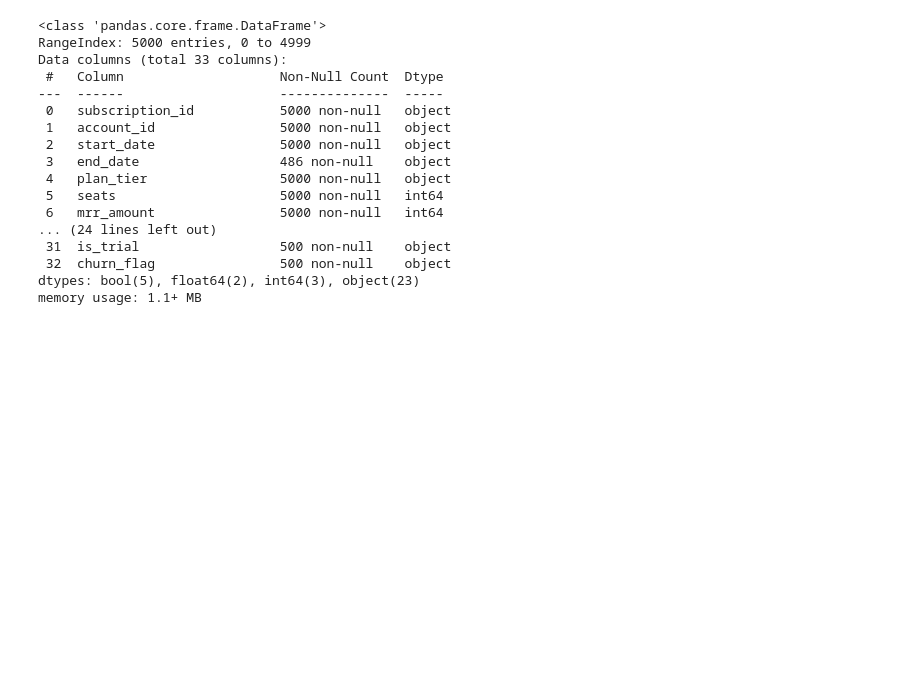
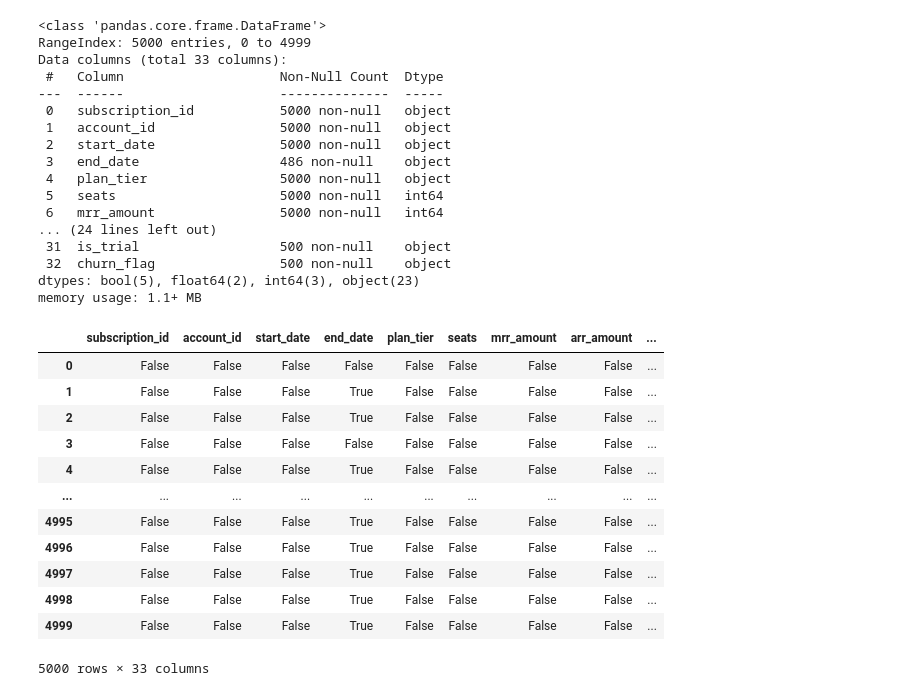
Before and after one commit to Naveengupta2006/SaaS-Subscriptions-and-Churns-Analysis, a Jupyter notebook: notebooks/analysis.ipynb, the cells around one changed output. Saved outputs shown, nothing was run; the diff lists cells and outputs as text; code cells hidden in the pictures; blank space fills up the shorter version.

```diff
--- a/notebooks/analysis.ipynb
+++ b/notebooks/analysis.ipynb
@@ -93,3 +103,19 @@ Data columns (total 33 columns):
  32  churn_flag                500 non-null    object
 dtypes: bool(5), float64(2), int64(3), object(23)
 memory usage: 1.1+ MB
+# %%
+df.isnull() # check the missing value
+# %% [output]
+|  | subscription_id | account_id | start_date | end_date | plan_tier | seats | mrr_amount | arr_amount | ... |
+| 0 | False | False | False | False | False | False | False | False | ... |
+| 1 | False | False | False | True | False | False | False | False | ... |
+| 2 | False | False | False | True | False | False | False | False | ... |
+| 3 | False | False | False | False | False | False | False | False | ... |
+| 4 | False | False | False | True | False | False | False | False | ... |
+| ... | ... | ... | ... | ... | ... | ... | ... | ... | ... |
+| 4995 | False | False | False | True | False | False | False | False | ... |
+| 4996 | False | False | False | True | False | False | False | False | ... |
+| 4997 | False | False | False | True | False | False | False | False | ... |
+| 4998 | False | False | False | True | False | False | False | False | ... |
+| 4999 | False | False | False | True | False | False | False | False | ... |
+5000 rows × 33 columns
```
Also changed, not shown: parts of 5 cells of this notebook.
